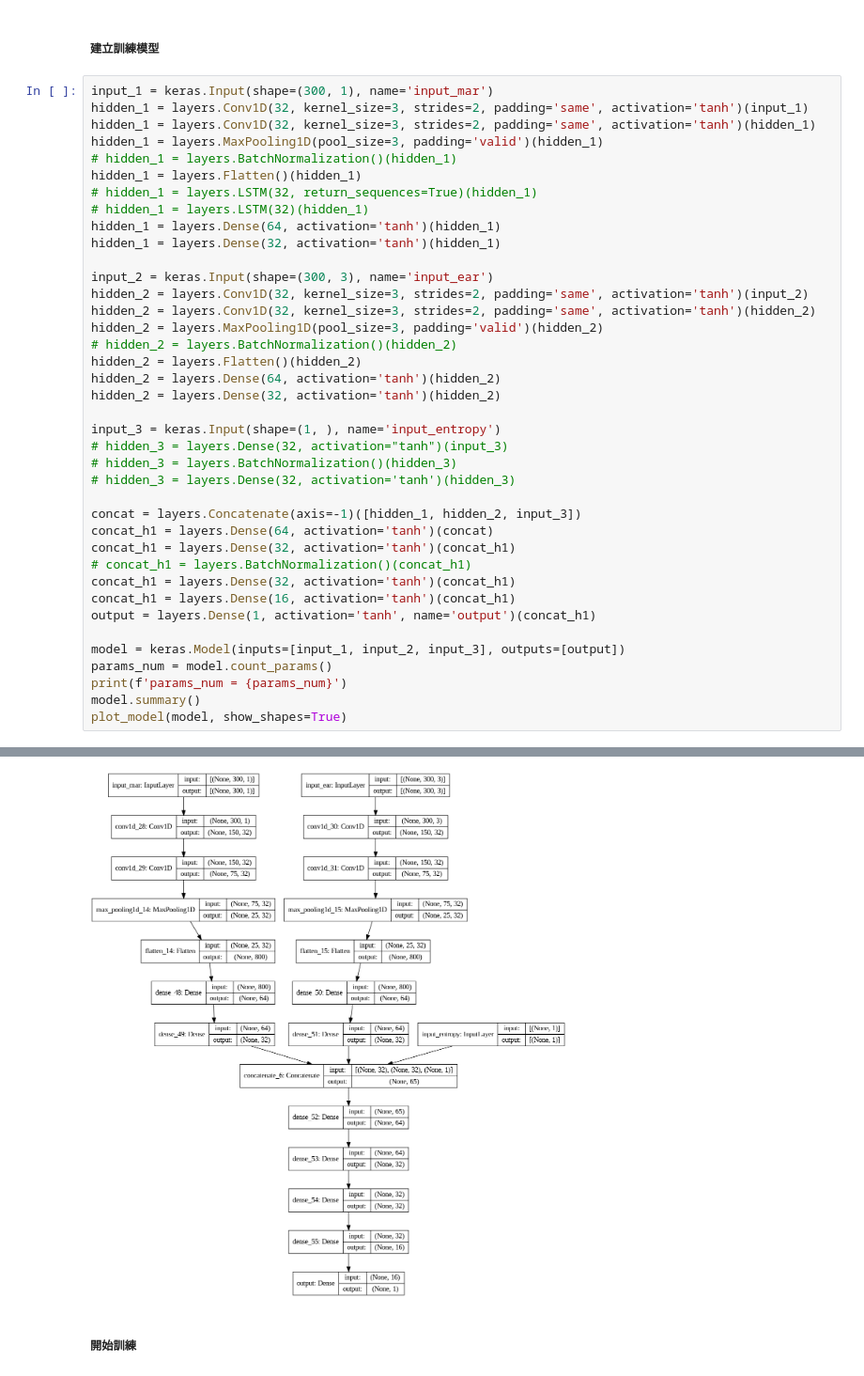
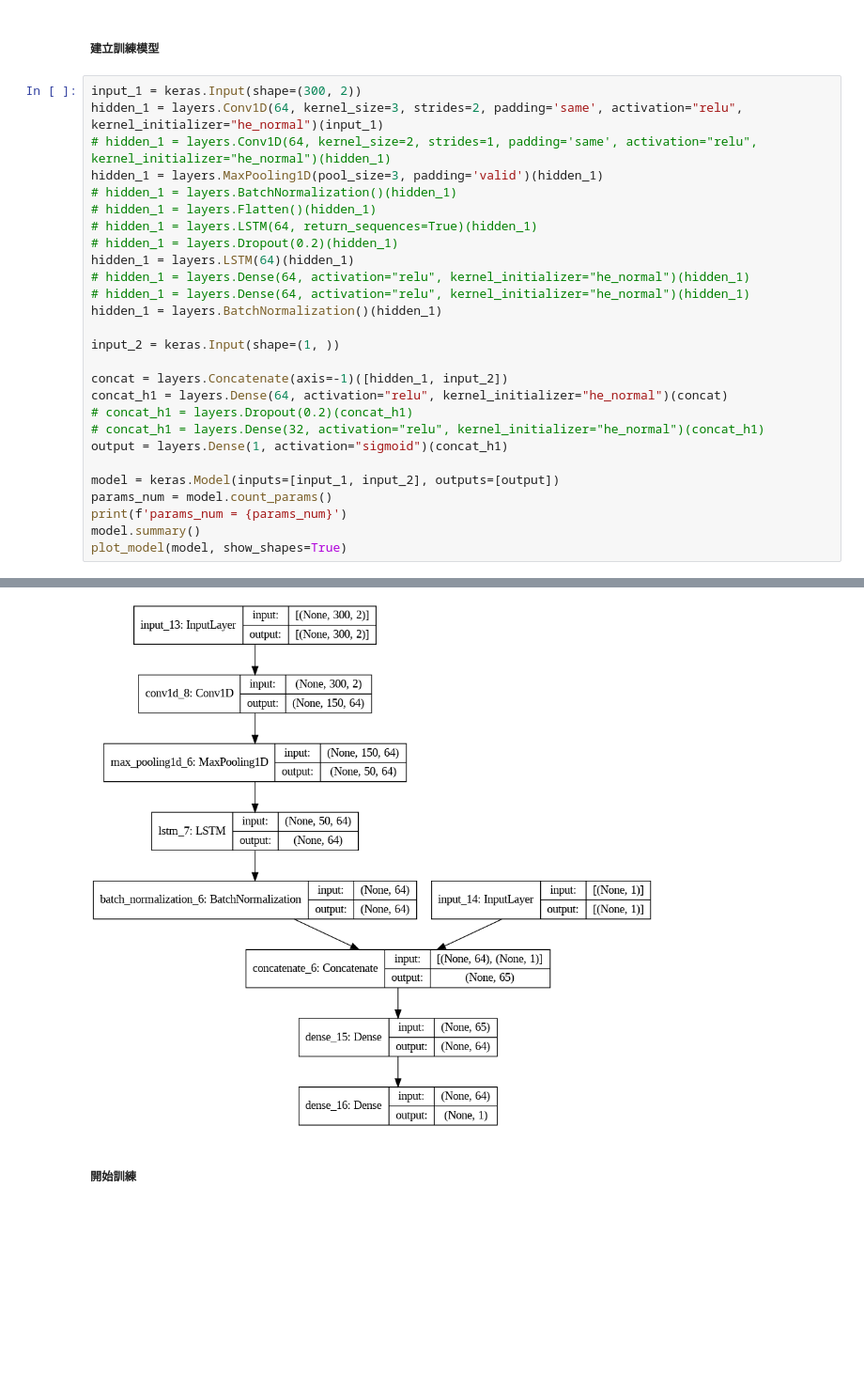
Before and after one commit to kkldream/Face-Recognition-OpenCV-Python, a Jupyter notebook: project2/train_dense_noDropout_1.ipynb, the cells around one changed output, grey strips where cells are left out. Shown: that part at 94% size. Cells and saved outputs as stored; diff of their text form; blank space fills up the shorter version.

```diff
--- a/project2/train_dense_noDropout_1.ipynb
+++ b/project2/train_dense_noDropout_1.ipynb
@@ -179,40 +174,28 @@ X_data = [36894,:,:], Y_data = 0.0
 # %% [markdown]
 ##### 建立訓練模型
 # %%
-input_1 = keras.Input(shape=(300, 1), name='input_mar')
-hidden_1 = layers.Conv1D(32, kernel_size=3, strides=2, padding='same', activation='tanh')(input_1)
-hidden_1 = layers.Conv1D(32, kernel_size=3, strides=2, padding='same', activation='tanh')(hidden_1)
+input_1 = keras.Input(shape=(300, 2))
+hidden_1 = layers.Conv1D(64, kernel_size=3, strides=2, padding='same', activation="relu", kernel_initializer="he_normal")(input_1)
+# hidden_1 = layers.Conv1D(64, kernel_size=2, strides=1, padding='same', activation="relu", kernel_initializer="he_normal")(hidden_1)
 hidden_1 = layers.MaxPooling1D(pool_size=3, padding='valid')(hidden_1)
 # hidden_1 = layers.BatchNormalization()(hidden_1)
-hidden_1 = layers.Flatten()(hidden_1)
-# hidden_1 = layers.LSTM(32, return_sequences=True)(hidden_1)
-# hidden_1 = layers.LSTM(32)(hidden_1)
-hidden_1 = layers.Dense(64, activation='tanh')(hidden_1)
-hidden_1 = layers.Dense(32, activation='tanh')(hidden_1)
+# hidden_1 = layers.Flatten()(hidden_1)
+# hidden_1 = layers.LSTM(64, return_sequences=True)(hidden_1)
+# hidden_1 = layers.Dropout(0.2)(hidden_1)
+hidden_1 = layers.LSTM(64)(hidden_1)
+# hidden_1 = layers.Dense(64, activation="relu", kernel_initializer="he_normal")(hidden_1)
+# hidden_1 = layers.Dense(64, activation="relu", kernel_initializer="he_normal")(hidden_1)
+hidden_1 = layers.BatchNormalization()(hidden_1)
 
-input_2 = keras.Input(shape=(300, 3), name='input_ear')
-hidden_2 = layers.Conv1D(32, kernel_size=3, strides=2, padding='same', activation='tanh')(input_2)
-hidden_2 = layers.Conv1D(32, kernel_size=3, strides=2, padding='same', activation='tanh')(hidden_2)
-hidden_2 = layers.MaxPooling1D(pool_size=3, padding='valid')(hidden_2)
-# hidden_2 = layers.BatchNormalization()(hidden_2)
-hidden_2 = layers.Flatten()(hidden_2)
-hidden_2 = layers.Dense(64, activation='tanh')(hidden_2)
-hidden_2 = layers.Dense(32, activation='tanh')(hidden_2)
+input_2 = keras.Input(shape=(1, ))
 
-input_3 = keras.Input(shape=(1, ), name='input_entropy')
-# hidden_3 = layers.Dense(32, activation="tanh")(input_3)
-# hidden_3 = layers.BatchNormalization()(hidden_3)
-# hidden_3 = layers.Dense(32, activation='tanh')(hidden_3)
+concat = layers.Concatenate(axis=-1)([hidden_1, input_2])
+concat_h1 = layers.Dense(64, activation="relu", kernel_initializer="he_normal")(concat)
+# concat_h1 = layers.Dropout(0.2)(concat_h1)
+# concat_h1 = layers.Dense(32, activation="relu", kernel_initializer="he_normal")(concat_h1)
+output = layers.Dense(1, activation="sigmoid")(concat_h1)
 
-concat = layers.Concatenate(axis=-1)([hidden_1, hidden_2, input_3])
-concat_h1 = layers.Dense(64, activation='tanh')(concat)
-concat_h1 = layers.Dense(32, activation='tanh')(concat_h1)
-# concat_h1 = layers.BatchNormalization()(concat_h1)
-concat_h1 = layers.Dense(32, activation='tanh')(concat_h1)
-concat_h1 = layers.Dense(16, activation='tanh')(concat_h1)
-output = layers.Dense(1, activation='tanh', name='output')(concat_h1)
-
-model = keras.Model(inputs=[input_1, input_2, input_3], outputs=[output])
+model = keras.Model(inputs=[input_1, input_2], outputs=[output])
 params_num = model.count_params()
 print(f'params_num = {params_num}')
 model.summary()
@@ -237,5 +220,5 @@ Non-trainable params: 0
 __________________________________________________________________________________________________
-[figure, old version]
+[figure, new version]
 # %% [markdown]
 ##### 開始訓練
 # %%
```
Also changed, not shown: parts of 19 cells of this notebook, 7 other files.
